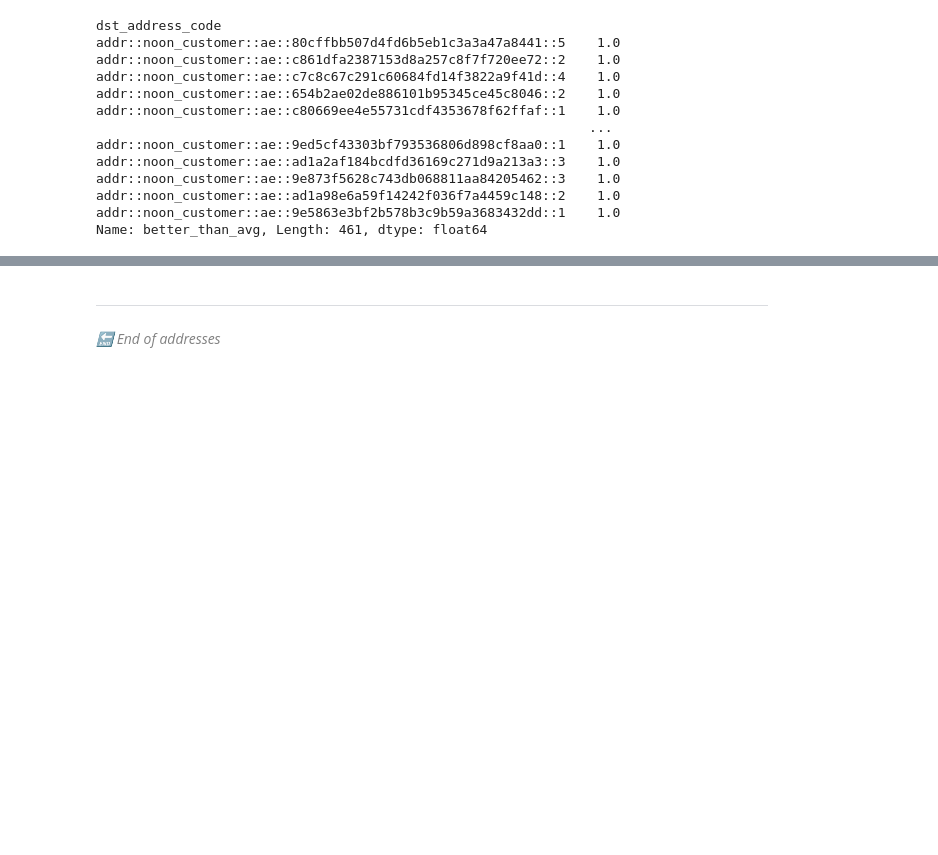
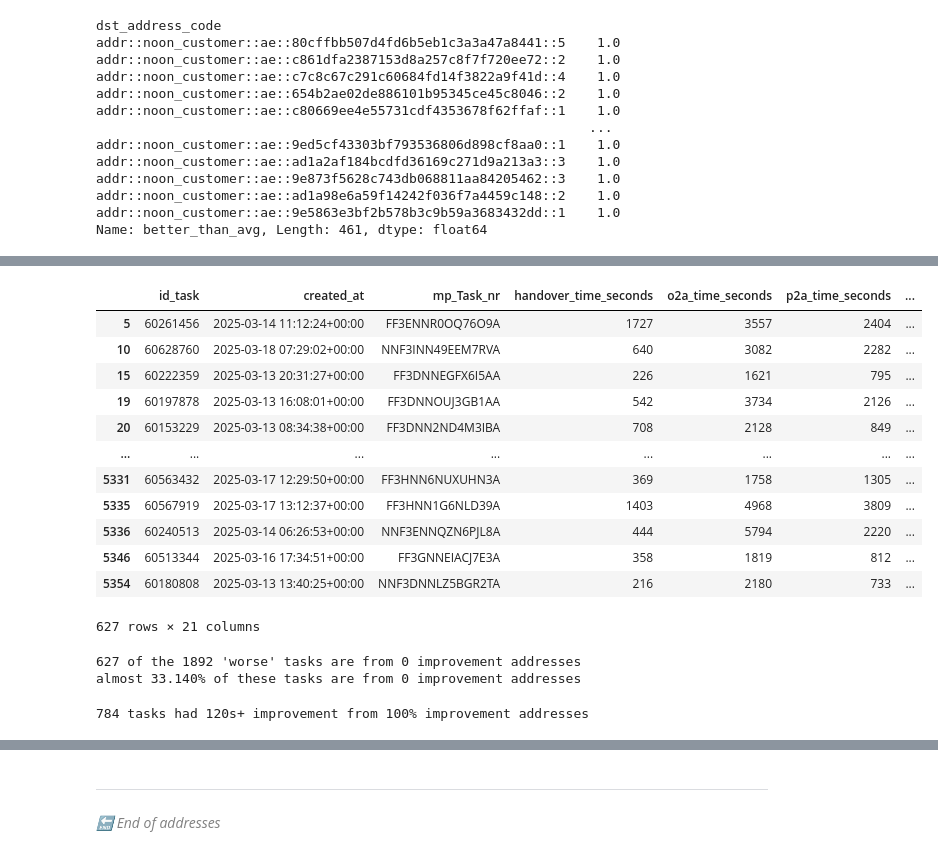
Before and after one commit to MohamdFekry/Parking-Enricher, a Jupyter notebook: test_data_analsis.ipynb, the cells around one changed output, grey strips where cells are left out. Drawn from its saved outputs; the diff is of its cells as text; code cells hidden in the pictures; blank space fills up the shorter version.

```diff
--- a/test_data_analsis.ipynb
+++ b/test_data_analsis.ipynb
@@ -379,0 +425,40 @@ m
+# %%
+worse_tasks = test_data[
+    (test_data['reversed_deviation'] <= 0) &
+    (test_data['dst_address_code'].isin(zero_improvement_addresses))]
+worse_tasks
+# %% [output]
+|  | id_task | created_at | mp_Task_nr | handover_time_seconds | o2a_time_seconds | p2a_time_seconds | ... |
+| 5 | 60261456 | 2025-03-14 11:12:24+00:00 | FF3ENNR0OQ76O9A | 1727 | 3557 | 2404 | ... |
+| 10 | 60628760 | 2025-03-18 07:29:02+00:00 | NNF3INN49EEM7RVA | 640 | 3082 | 2282 | ... |
+| 15 | 60222359 | 2025-03-13 20:31:27+00:00 | FF3DNNEGFX6I5AA | 226 | 1621 | 795 | ... |
+| 19 | 60197878 | 2025-03-13 16:08:01+00:00 | FF3DNNOUJ3GB1AA | 542 | 3734 | 2126 | ... |
+| 20 | 60153229 | 2025-03-13 08:34:38+00:00 | FF3DNN2ND4M3IBA | 708 | 2128 | 849 | ... |
+| ... | ... | ... | ... | ... | ... | ... | ... |
+| 5331 | 60563432 | 2025-03-17 12:29:50+00:00 | FF3HNN6NUXUHN3A | 369 | 1758 | 1305 | ... |
+| 5335 | 60567919 | 2025-03-17 13:12:37+00:00 | FF3HNN1G6NLD39A | 1403 | 4968 | 3809 | ... |
+| 5336 | 60240513 | 2025-03-14 06:26:53+00:00 | NNF3ENNQZN6PJL8A | 444 | 5794 | 2220 | ... |
+| 5346 | 60513344 | 2025-03-16 17:34:51+00:00 | FF3GNNEIACJ7E3A | 358 | 1819 | 812 | ... |
+| 5354 | 60180808 | 2025-03-13 13:40:25+00:00 | NNF3DNNLZ5BGR2TA | 216 | 2180 | 733 | ... |
+627 rows × 21 columns
+# %%
+print(f"{len(worse_tasks)} of the 1892 'worse' tasks are from 0 improvement addresses")
+print(f"almost {(len(worse_tasks) / 1892):.3%} of these tasks are from 0 improvement addresses")
+# %% [output]
+627 of the 1892 'worse' tasks are from 0 improvement addresses
+almost 33.140% of these tasks are from 0 improvement addresses
+# %%
+full_improvement_addresses = (
+    test_data.groupby('dst_address_code')['better_than_avg']
+    .mean()
+    .loc[lambda x: x == 1]
+    .index
+)
+
+tasks_with_big_gain = test_data[
+    (test_data['reversed_deviation'] >= 120) &
+    (test_data['dst_address_code'].isin(full_improvement_addresses))
+]
+print(f"{len(tasks_with_big_gain)} tasks had 120s+ improvement from 100% improvement addresses")
+# %% [output]
+784 tasks had 120s+ improvement from 100% improvement addresses
```
Also changed, not shown: parts of 10 cells of this notebook.
